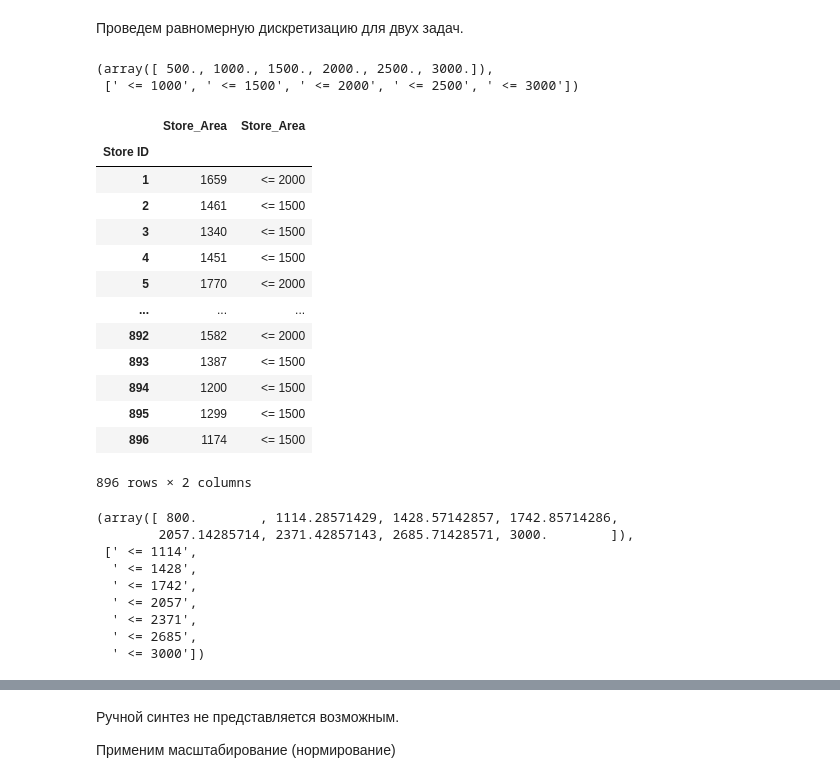
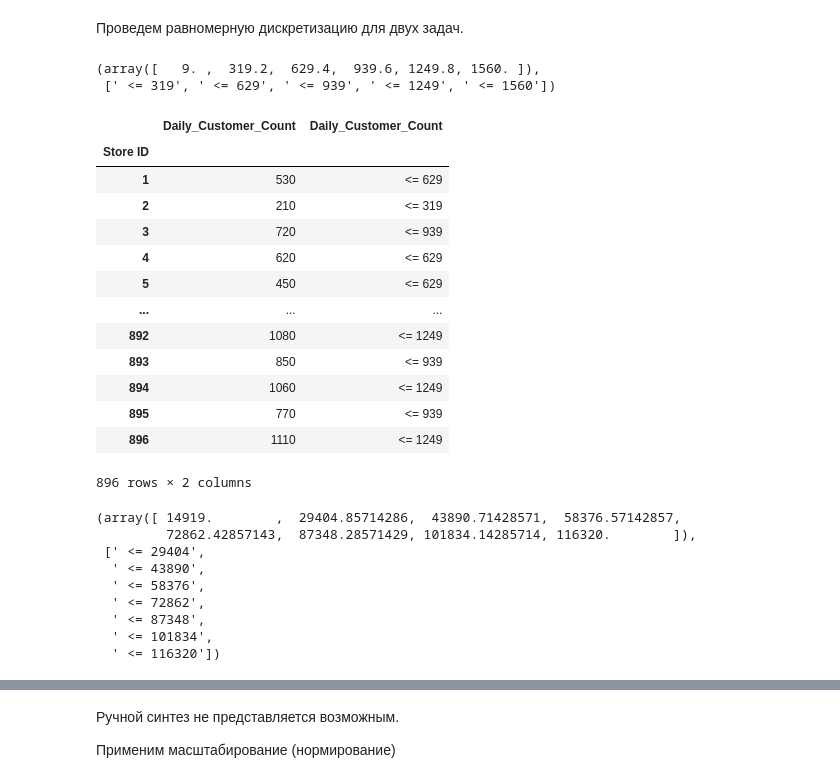
Before and after one commit to Shadowik2306/Data_Science_university_course, a Jupyter notebook: src/3LabNotebook.ipynb, the cells around one changed output, grey strips where cells are left out. Saved outputs shown, nothing was run; the diff lists cells and outputs as text; code cells hidden in the pictures.

```diff
--- a/src/3LabNotebook.ipynb
+++ b/src/3LabNotebook.ipynb
@@ -57,52 +57,52 @@ df = pd.read_csv(dataset_path, index_col="Store ID ")
 # %% [markdown]
 Проведем равномерную дискретизацию для двух задач.
 # %%
-stores_area_discret_labels = []
-stores_area_daily_customers = 6
+daily_customers_discret_labels = []
+num_of_bins_daily_customers = 6
 
-bin_edges_stores_area = np.linspace(500, 3000, stores_area_daily_customers)
-for max_edge in bin_edges_stores_area[1:]:
-    stores_area_discret_labels.append(f" <= {int(max_edge)}")
+bin_edges_daily_customers = np.linspace(9, 1560, num_of_bins_daily_customers)
+for max_edge in bin_edges_daily_customers[1:]:
+    daily_customers_discret_labels.append(f" <= {int(max_edge)}")
 
-bin_edges_stores_area, stores_area_discret_labels
+bin_edges_daily_customers, daily_customers_discret_labels
 # %% [output]
-(array([ 500., 1000., 1500., 2000., 2500., 3000.]),
- [' <= 1000', ' <= 1500', ' <= 2000', ' <= 2500', ' <= 3000'])
+(array([   9. ,  319.2,  629.4,  939.6, 1249.8, 1560. ]),
+ [' <= 319', ' <= 629', ' <= 939', ' <= 1249', ' <= 1560'])
 # %%
-pd.concat([df["Store_Area"], pd.cut(df["Store_Area"], list(bin_edges_stores_area), labels=stores_area_discret_labels)], axis=1)
+pd.concat([df["Daily_Customer_Count"], pd.cut(df["Daily_Customer_Count"], list(bin_edges_daily_customers), labels=daily_customers_discret_labels)], axis=1)
 # %% [output]
-|  | Store_Area | Store_Area |
+|  | Daily_Customer_Count | Daily_Customer_Count |
 | Store ID |  |  |
-| 1 | 1659 | <= 2000 |
-| 2 | 1461 | <= 1500 |
-| 3 | 1340 | <= 1500 |
-| 4 | 1451 | <= 1500 |
-| 5 | 1770 | <= 2000 |
+| 1 | 530 | <= 629 |
+| 2 | 210 | <= 319 |
+| 3 | 720 | <= 939 |
+| 4 | 620 | <= 629 |
+| 5 | 450 | <= 629 |
 | ... | ... | ... |
-| 892 | 1582 | <= 2000 |
-| 893 | 1387 | <= 1500 |
-| 894 | 1200 | <= 1500 |
-| 895 | 1299 | <= 1500 |
-| 896 | 1174 | <= 1500 |
+| 892 | 1080 | <= 1249 |
+| 893 | 850 | <= 939 |
+| 894 | 1060 | <= 1249 |
+| 895 | 770 | <= 939 |
+| 896 | 1110 | <= 1249 |
 896 rows × 2 columns
 # %%
-items_discret_labels = []
-num_of_bins_items = 8
+daily_sales_discret_labels = []
+num_of_bins_daily_sales = 8
 
-bin_edges_items = np.linspace(800, 3000, num_of_bins_items)
+bin_edges_daily_sales = np.linspace(14919, 116320, num_of_bins_daily_sales)
 
-for max_edge in bin_edges_items[1:]:
-    items_discret_labels.append(f" <= {int(max_edge)}")
+for max_edge in bin_edges_daily_sales[1:]:
+    daily_sales_discret_labels.append(f" <= {int(max_edge)}")
 
-bin_edges_items, items_discret_labels
+bin_edges_daily_sales, daily_sales_discret_labels
 # %% [output]
-(array([ 800.        , 1114.28571429, 1428.57142857, 1742.85714286,
-        2057.14285714, 2371.42857143, 2685.71428571, 3000.        ]),
- [' <= 1114',
-  ' <= 1428',
-  ' <= 1742',
-  ' <= 2057',
-  ' <= 2371',
-  ' <= 2685',
-  ' <= 3000'])
+(array([ 14919.        ,  29404.85714286,  43890.71428571,  58376.57142857,
+         72862.42857143,  87348.28571429, 101834.14285714, 116320.        ]),
+ [' <= 29404',
+  ' <= 43890',
+  ' <= 58376',
+  ' <= 72862',
+  ' <= 87348',
+  ' <= 101834',
+  ' <= 116320'])
 # %%
```
Also changed, not shown: parts of 5 cells of this notebook.
